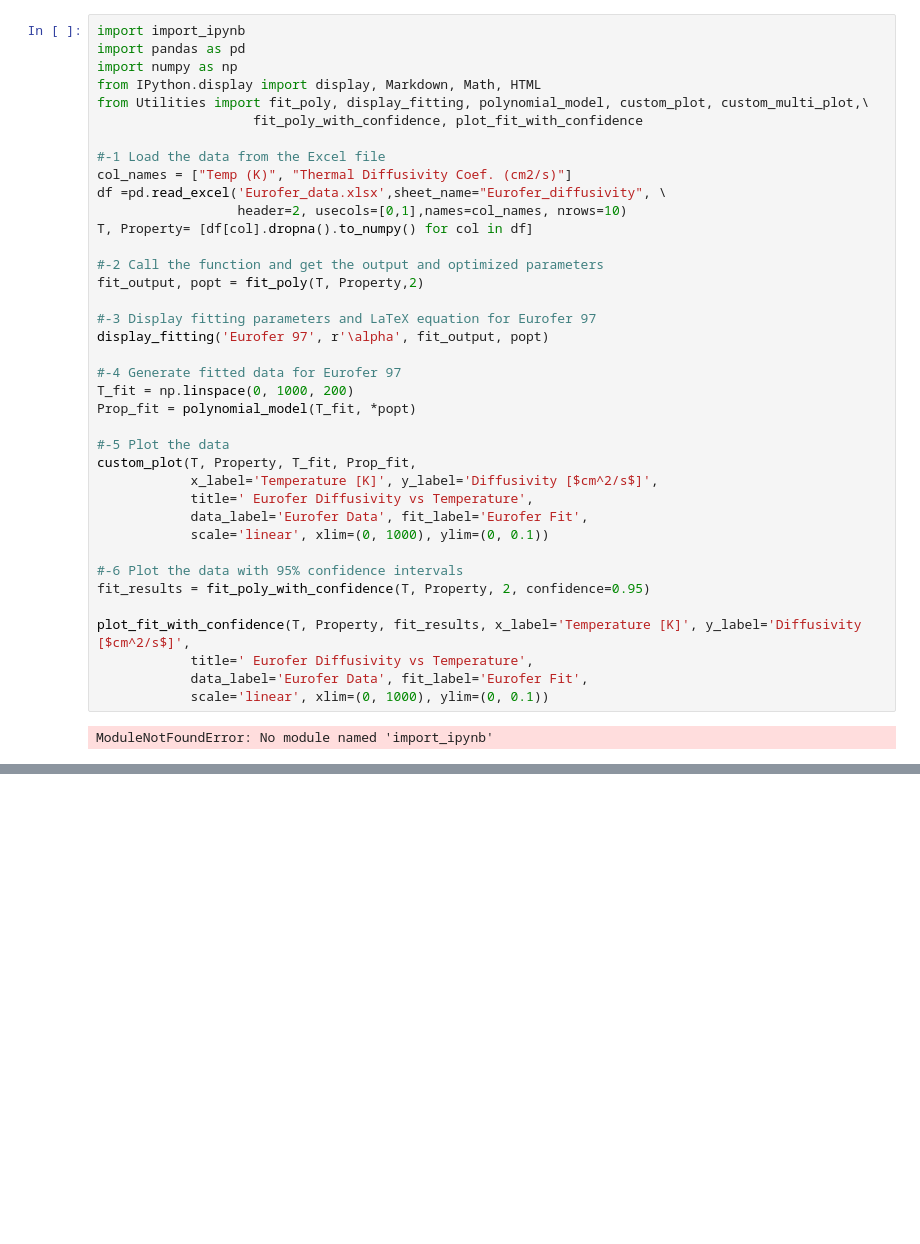
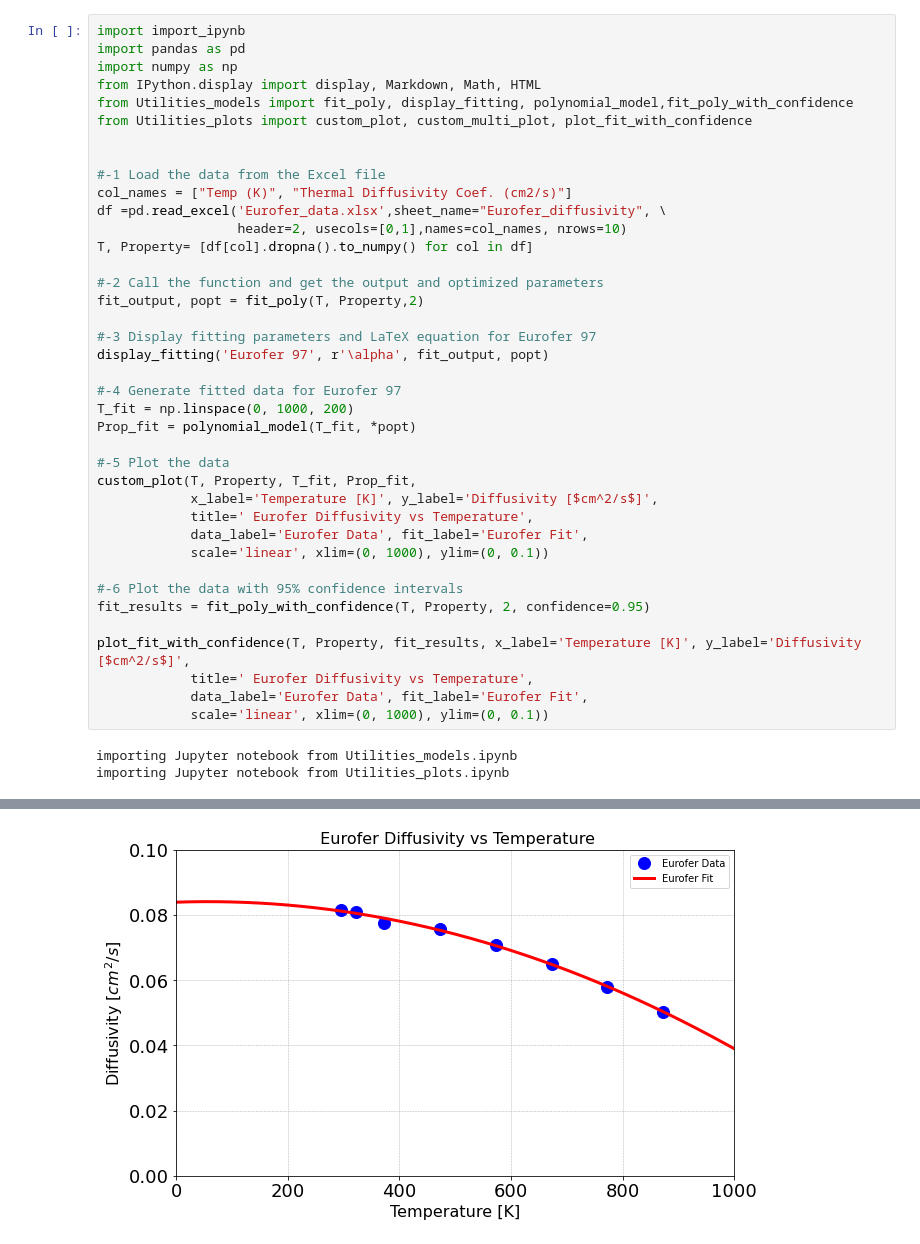
Before and after one commit to Ghoniem-Org/DatabaseCodes, a Jupyter notebook: Computer Codes/Jupyter/Eurofer/Eurofer_ipynb.ipynb, the cells around one changed output, grey strips where cells are left out. Cells and saved outputs as stored; diff of their text form; blank space fills up the shorter version.

Commit message:
Replaced the Utilities file with Utilities_models and Utilities_plots

```diff
--- a/Computer Codes/Jupyter/Eurofer/Eurofer_ipynb.ipynb
+++ b/Computer Codes/Jupyter/Eurofer/Eurofer_ipynb.ipynb
@@ -3,8 +3,9 @@ import import_ipynb
 import pandas as pd
 import numpy as np
 from IPython.display import display, Markdown, Math, HTML
-from Utilities import fit_poly, display_fitting, polynomial_model, custom_plot, custom_multi_plot,\
-                    fit_poly_with_confidence, plot_fit_with_confidence
+from Utilities_models import fit_poly, display_fitting, polynomial_model,fit_poly_with_confidence
+from Utilities_plots import custom_plot, custom_multi_plot, plot_fit_with_confidence
+
 
 #-1 Load the data from the Excel file
 col_names = ["Temp (K)", "Thermal Diffusivity Coef. (cm2/s)"]
@@ -37,4 +38,5 @@ plot_fit_with_confidence(T, Property, fit_results, x_label='Temperature [K]', y_
             data_label='Eurofer Data', fit_label='Eurofer Fit',
             scale='linear', xlim=(0, 1000), ylim=(0, 0.1))
 # %% [output]
-ModuleNotFoundError: No module named 'import_ipynb'
+importing Jupyter notebook from Utilities_models.ipynb
+importing Jupyter notebook from Utilities_plots.ipynb
@@ -40,0 +55 @@ ModuleNotFoundError: No module named 'import_ipynb'
+[figure, added]
```
Also changed, not shown: parts of 6 cells of this notebook, 2 other files.
